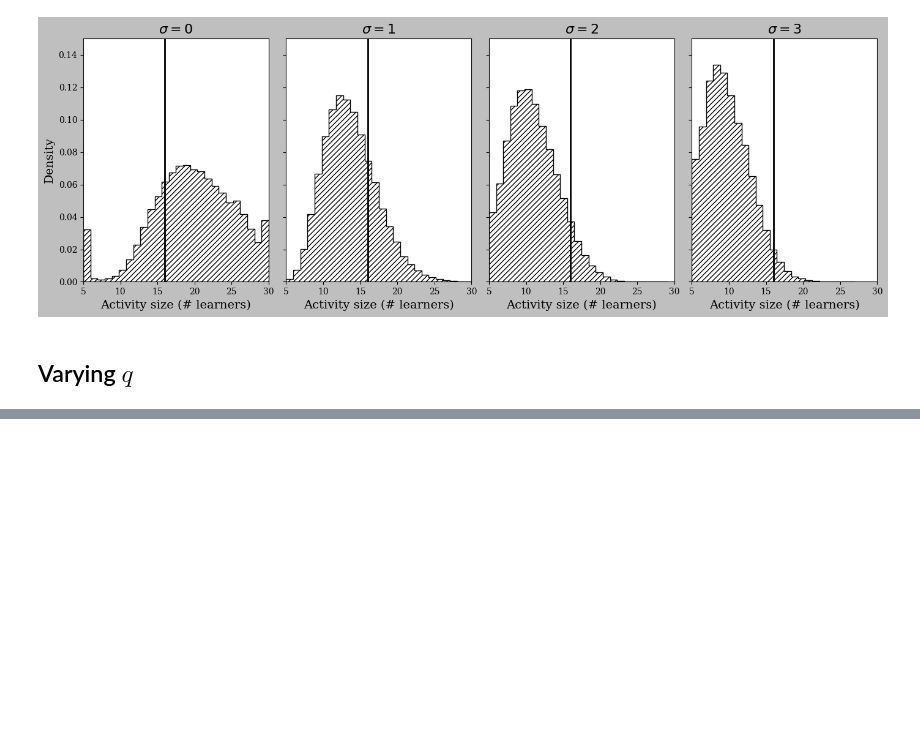
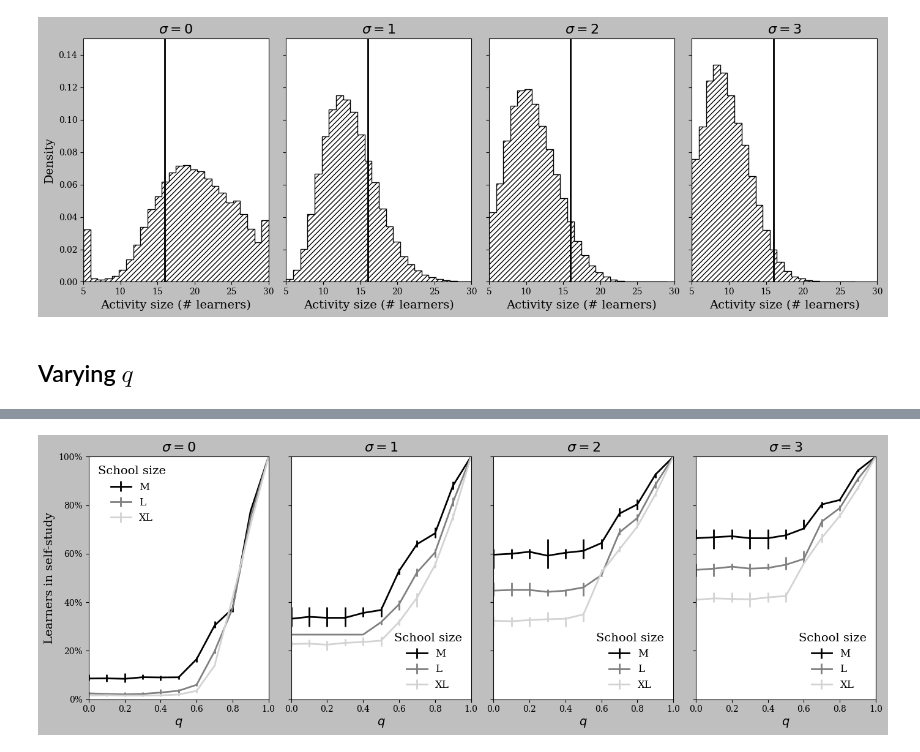
Before and after one commit to N-Wouda/PL-Hourly-Heuristic, a Jupyter notebook: managerial_insight.ipynb, the cells around one changed output, grey strips where cells are left out. Drawn from its saved outputs; the diff is of its cells as text; code cells hidden in the pictures; blank space fills up the shorter version.

```diff
--- a/managerial_insight.ipynb
+++ b/managerial_insight.ipynb
@@ -299,3 +299,6 @@ Progress 3; pct above split: 2.49%
 [figure]
 # %% [markdown]
 ## Varying $q$
+# %%
+vq_df = get_cached_data('ilp', 132, 'vq_')
+vq_df.head()
@@ -301,0 +313,3 @@ Progress 3; pct above split: 2.49%
+# %%
+vq_exps = pd.read_csv("experiments/vq.csv", index_col="index").rename_axis(index="experiment")
+vq_exps.head()
@@ -301,0 +324,5 @@ Progress 3; pct above split: 2.49%
+# %%
+vq_df = vq_df.reset_index()
+vq_df = vq_df.join(vq_exps, on='experiment')
+vq_df["third_degree"] = vq_df.qualifications.apply(ast.literal_eval).apply(lambda item: item[-1])
+vq_df.head()
@@ -301,0 +337,38 @@ Progress 3; pct above split: 2.49%
+# %%
+vq_df["self-study (% learners)"] = vq_df["self-study (# learners)"]
+vq_df.loc[vq_df.learners == 800, "self-study (% learners)"] /= 8
+vq_df.loc[vq_df.learners == 1200, "self-study (% learners)"] /= 12
+vq_df.loc[vq_df.learners == 1600, "self-study (% learners)"] /= 16
+# %%
+_, axes = plt.subplots(1, 4, figsize=(14, 5), sharey=True)
+palette = {800: 'black', 1200: 'grey', 1600: 'lightgrey'}
+
+for ax, sig in zip(axes, [0, 1, 2, 3]):
+    for learners in [800, 1200, 1600]:
+        res = (vq_df[(vq_df.progress == sig) & (vq_df.learners == learners)]["self-study (% learners)"]
+                .groupby([vq_df.third_degree, vq_df.learners]).agg(["min", "mean", "max"]))
+
+        errors = res[["min", "max"]].copy()
+        errors["min"] = res["mean"] - res["min"]
+        errors["max"] = res["max"] - res["mean"]
+
+        res = res.reset_index()
+        res.plot(ax=ax, x="third_degree", y="mean", yerr=errors.values.T, color=palette[learners])
+
+    if ax is axes[0]:
+        ax.legend(["M", "L", "XL"], title="School size", frameon=False, loc="upper left")
+    else:
+        ax.legend(["M", "L", "XL"], title="School size", frameon=False, loc="lower right")
+
+    ax.set_xlim([0, 1])
+    ax.set_ylim([0, 100])
+    ax.set_xlabel("$q$")
+    ax.set_ylabel("Learners in self-study")
+    ax.set_title(f"$\\sigma = {sig}$")
+
+    ax.yaxis.set_major_formatter(mtick.PercentFormatter(decimals=0))
+
+plt.tight_layout()
+plt.savefig("out/varying_third_degree.pdf", bbox_inches='tight');
+# %% [output]
+[figure, added]
```
Also changed, not shown: parts of 4 cells of this notebook, 1 other file.
